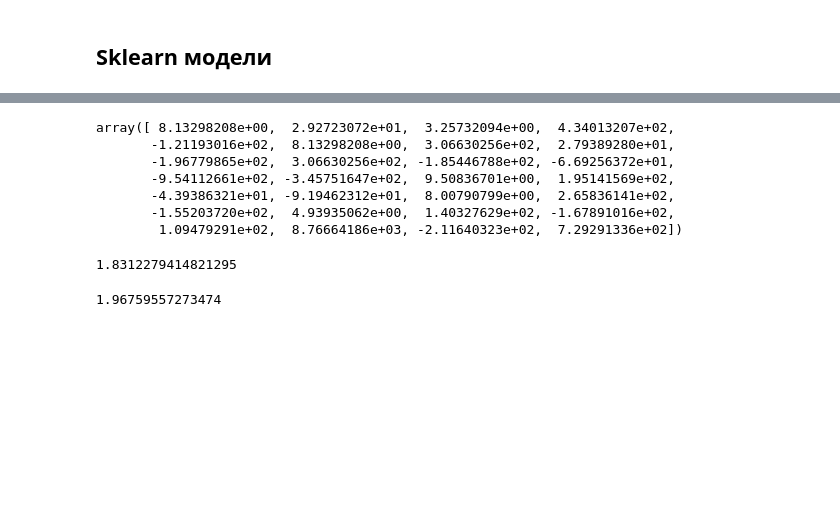
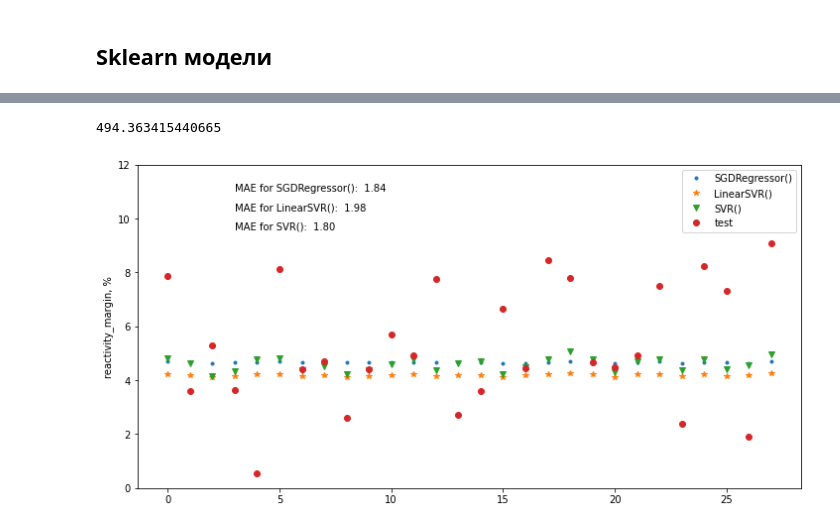
Before and after one commit to KruglikovAnton/burn-up-to-massive, a Jupyter notebook: Building_regression_model.ipynb, the cells around one changed output, grey strips where cells are left out. Saved outputs shown, nothing was run; the diff lists cells and outputs as text; code cells hidden in the pictures; blank space fills up the shorter version.

Commit message:
regression models tested, csv file updated, need to test more complicated models

```diff
--- a/Building_regression_model.ipynb
+++ b/Building_regression_model.ipynb
@@ -35,6 +48,9 @@ X_train.shape, X_test.shape
 # %% [markdown]
 ## Sklearn модели
 # %%
+# Для начала протестируем самую простую модель наименьших квадратов, а также три модели посложнее, линейную модель,
+# которая минимизирует лосс с помощью стохастического градиентного спуска, линейную модель опорных векторов и модель опорных
+# векторов с ядерным трюком. Для более сложных моделей будем подбирать оптимальный параметры с помощью HalvingGridSearch
 lr = LinearRegression(n_jobs=-1)
 
 sgd = SGDRegressor()
@@ -48,10 +64,19 @@ sgd_params = {
     'max_iter':[50000]
 }
 
-svr = LinearSVR()
+lin_svr = LinearSVR()
 
-svr_params = {
+lin_svr_params = {
     'tol':[0.0005],
     'C':[0.1, 0.5, 1, 10],
     'max_iter':[50000]
 }
+
+svr = SVR()
+
+svr_params = {
+    'kernel':['linear', 'poly', 'rbf', 'sigmoid'],
+    'tol': [0.0005],
+    'C': np.logspace(-3,2, 6),
+    'max_iter': [-1]
+}
@@ -60,14 +86,25 @@ sss = KFold(n_splits=3, shuffle=True, random_state=7)
 # %%
+%%time
+# Обучаем модели
 lr.fit(X_train, y_train)
 
 sgd_search = HalvingGridSearchCV(estimator=sgd,
                                  param_grid=sgd_params,
                                  scoring='r2',
                                  cv=sss,
-                                 random_state=7).fit(X_train, y_train)
+                                 random_state=7,
+                                 n_jobs=-1).fit(X_train, y_train)
+
+lin_svr_search = HalvingGridSearchCV(estimator=lin_svr,
+                                     param_grid=lin_svr_params,
+                                     scoring='r2',
+                                     cv=sss,
+                                     random_state=7,
+                                     n_jobs=-1).fit(X_train, y_train)
 
 svr_search = HalvingGridSearchCV(estimator=svr,
                                  param_grid=svr_params,
                                  scoring='r2',
                                  cv=sss,
-                                 random_state=7).fit(X_train, y_train)
+                                 random_state=7,
+                                 n_jobs=-1).fit(X_train, y_train)
@@ -74,18 +112,0 @@ svr_search = HalvingGridSearchCV(estimator=svr,
-# %%
-lr.predict(X_test)
-# %% [output]
-array([ 8.13298208e+00,  2.92723072e+01,  3.25732094e+00,  4.34013207e+02,
-       -1.21193016e+02,  8.13298208e+00,  3.06630256e+02,  2.79389280e+01,
-       -1.96779865e+02,  3.06630256e+02, -1.85446788e+02, -6.69256372e+01,
-       -9.54112661e+02, -3.45751647e+02,  9.50836701e+00,  1.95141569e+02,
-       -4.39386321e+01, -9.19462312e+01,  8.00790799e+00,  2.65836141e+02,
-       -1.55203720e+02,  4.93935062e+00,  1.40327629e+02, -1.67891016e+02,
-        1.09479291e+02,  8.76664186e+03, -2.11640323e+02,  7.29291336e+02])
-# %%
-mean_absolute_error(y_test, sgd_search.predict(X_test))
-# %% [output]
-1.8312279414821295
-# %%
-mean_absolute_error(y_test, svr_search.predict(X_test))
-# %% [output]
-1.96759557273474
@@ -93,0 +113,20 @@ main_df_after_correct = pd.read_csv('final_with_ampules.csv', sep=',', index_col
+# %%
+#Глядя на ошибку обычной линейной модели, можно сделать вывод, что данная модель для решения задачи не подходит
+mean_absolute_error(y_test, lr.predict(X_test))
+# %% [output]
+494.363415440665
+# %%
+models = [sgd_search, lin_svr_search, svr_search]
+markers = ['.', '*', 'v']
+fig, ax = plt.subplots(figsize=(12,6))
+for model, marker, y_text in zip(models, markers, [11,10.3,9.6]):
+    y_pred = model.predict(X_test)
+    ax.plot(y_pred, marker, label=(model.estimator))
+    ax.text(s=f'MAE for {model.estimator}: {mean_absolute_error(y_test, y_pred): .2f}', x=3, y=y_text)
+ax.plot([x for x in range(len(y_test))], y_test, 'o', label='test')
+ax.set_ylabel('reactivity_margin, %')
+ax.set_ylim(0, 12)
+ax.legend()
+plt.show()
+# %% [output]
+[figure, added]
```
Also changed, not shown: parts of 29 cells of this notebook.
